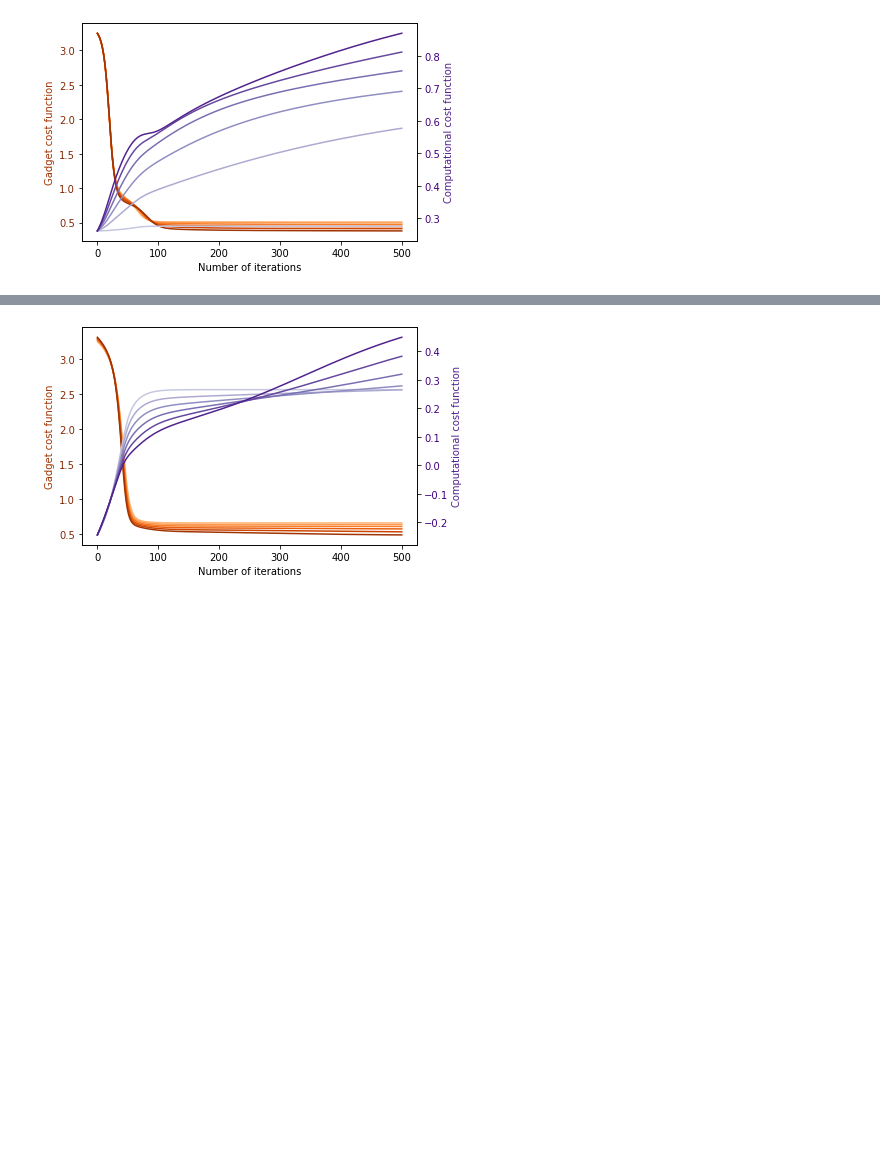
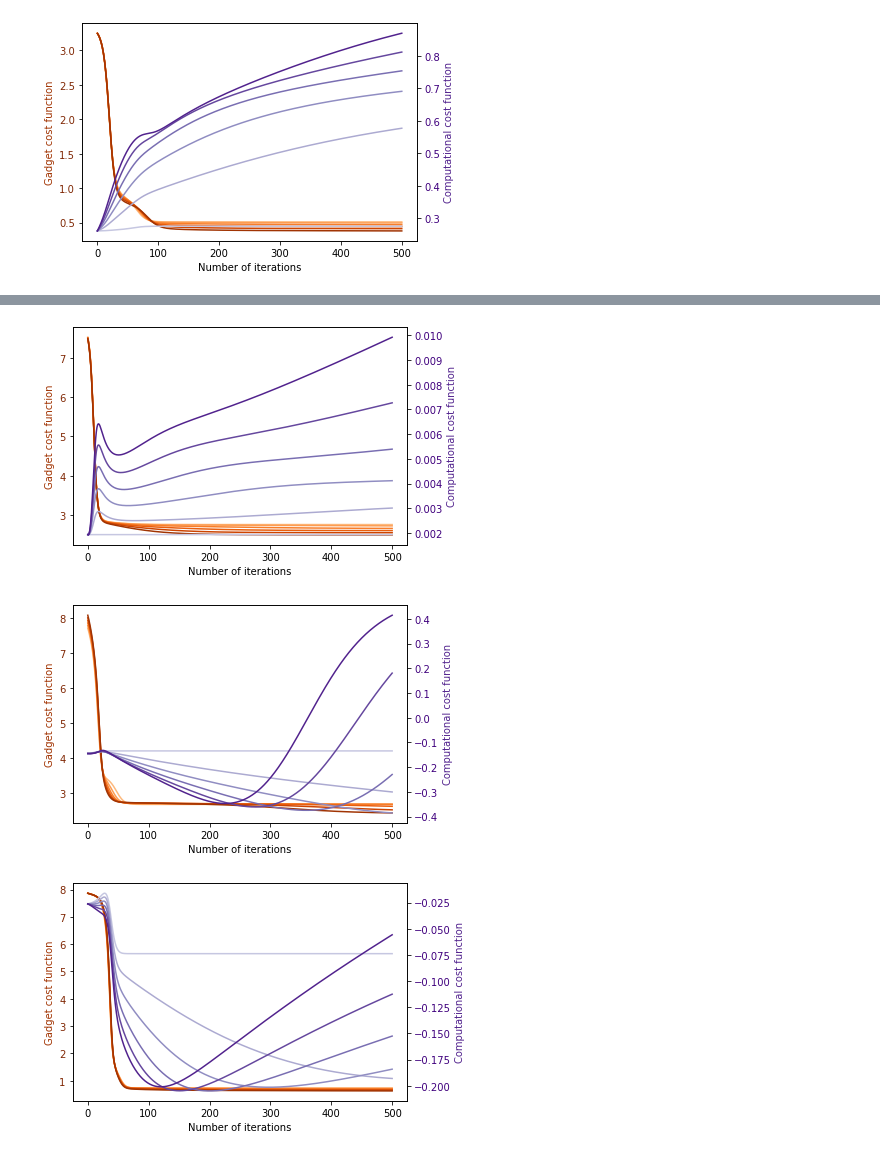
Before and after one commit to SimonCichy/barren-gadgets, a Jupyter notebook: plotting/relevant_results.ipynb, the cells around one changed output, grey strips where cells are left out. Saved outputs shown, nothing was run; the diff lists cells and outputs as text; code cells hidden in the pictures; blank space fills up the shorter version.

```diff
--- a/plotting/relevant_results.ipynb
+++ b/plotting/relevant_results.ipynb
@@ -193,15 +176,13 @@ plot_training(file_list, np.swapaxes(colours, 0, 1)[:, [0, 2]])
 subfolder = 'training/gadget2/'
 qubits = 4
 layers = 2
-seed = 2
-file_list = [data_folder + subfolder + '220419_training_gadget2_{:02}qubits_{:02}layers_500iterations_seed{:02}_0.0lambda.dat'.format(qubits, layers, seed),
-             data_folder + subfolder + '220419_training_gadget2_{:02}qubits_{:02}layers_500iterations_seed{:02}_0.2lambda.dat'.format(qubits, layers, seed),
-             data_folder + subfolder + '220419_training_gadget2_{:02}qubits_{:02}layers_500iterations_seed{:02}_0.4lambda.dat'.format(qubits, layers, seed),
-             data_folder + subfolder + '220419_training_gadget2_{:02}qubits_{:02}layers_500iterations_seed{:02}_0.6lambda.dat'.format(qubits, layers, seed),
-             data_folder + subfolder + '220419_training_gadget2_{:02}qubits_{:02}layers_500iterations_seed{:02}_0.8lambda.dat'.format(qubits, layers, seed),
-             data_folder + subfolder + '220419_training_gadget2_{:02}qubits_{:02}layers_500iterations_seed{:02}_1.0lambda.dat'.format(qubits, layers, seed)]
-
-# %matplotlib qt
-plot_training(file_list, np.swapaxes(colours, 0, 1)[:, [0, 2]])
+for seed in [2, 3]:
+    file_list = [data_folder + subfolder + '220419_training_gadget2_{:02}qubits_{:02}layers_500iterations_seed{:02}_0.0lambda.dat'.format(qubits, layers, seed),
+                data_folder + subfolder + '220419_training_gadget2_{:02}qubits_{:02}layers_500iterations_seed{:02}_0.2lambda.dat'.format(qubits, layers, seed),
+                data_folder + subfolder + '220419_training_gadget2_{:02}qubits_{:02}layers_500iterations_seed{:02}_0.4lambda.dat'.format(qubits, layers, seed),
+                data_folder + subfolder + '220419_training_gadget2_{:02}qubits_{:02}layers_500iterations_seed{:02}_0.6lambda.dat'.format(qubits, layers, seed),
+                data_folder + subfolder + '220419_training_gadget2_{:02}qubits_{:02}layers_500iterations_seed{:02}_0.8lambda.dat'.format(qubits, layers, seed),
+                data_folder + subfolder + '220419_training_gadget2_{:02}qubits_{:02}layers_500iterations_seed{:02}_1.0lambda.dat'.format(qubits, layers, seed)]
+    plot_training(file_list, np.swapaxes(colours, 0, 1)[:, [0, 2]])
 # %% [output]
 [figure]
@@ -208,17 +190,18 @@ plot_training(file_list, np.swapaxes(colours, 0, 1)[:, [0, 2]])
 # %%
-subfolder = 'training/gadget2/'
-qubits = 4
+qubits = 6
 layers = 2
-seed = 3
-file_list = [data_folder + subfolder + '220419_training_gadget2_{:02}qubits_{:02}layers_500iterations_seed{:02}_0.0lambda.dat'.format(qubits, layers, seed),
-             data_folder + subfolder + '220419_training_gadget2_{:02}qubits_{:02}layers_500iterations_seed{:02}_0.2lambda.dat'.format(qubits, layers, seed),
-             data_folder + subfolder + '220419_training_gadget2_{:02}qubits_{:02}layers_500iterations_seed{:02}_0.4lambda.dat'.format(qubits, layers, seed),
-             data_folder + subfolder + '220419_training_gadget2_{:02}qubits_{:02}layers_500iterations_seed{:02}_0.6lambda.dat'.format(qubits, layers, seed),
-             data_folder + subfolder + '220419_training_gadget2_{:02}qubits_{:02}layers_500iterations_seed{:02}_0.8lambda.dat'.format(qubits, layers, seed),
-             data_folder + subfolder + '220419_training_gadget2_{:02}qubits_{:02}layers_500iterations_seed{:02}_1.0lambda.dat'.format(qubits, layers, seed)]
+for seed in [13, 14, 15]:
+    file_list = [data_folder + subfolder + '220419_training_gadget2_{:02}qubits_{:02}layers_500iterations_seed{:02}_0.0lambda.dat'.format(qubits, layers, seed),
+                data_folder + subfolder + '220419_training_gadget2_{:02}qubits_{:02}layers_500iterations_seed{:02}_0.2lambda.dat'.format(qubits, layers, seed),
+                data_folder + subfolder + '220419_training_gadget2_{:02}qubits_{:02}layers_500iterations_seed{:02}_0.4lambda.dat'.format(qubits, layers, seed),
+                data_folder + subfolder + '220419_training_gadget2_{:02}qubits_{:02}layers_500iterations_seed{:02}_0.6lambda.dat'.format(qubits, layers, seed),
+                data_folder + subfolder + '220419_training_gadget2_{:02}qubits_{:02}layers_500iterations_seed{:02}_0.8lambda.dat'.format(qubits, layers, seed),
+                data_folder + subfolder + '220419_training_gadget2_{:02}qubits_{:02}layers_500iterations_seed{:02}_1.0lambda.dat'.format(qubits, layers, seed)]
 
-# %matplotlib qt
-plot_training(file_list, np.swapaxes(colours, 0, 1)[:, [0, 2]])
+    # %matplotlib qt
+    plot_training(file_list, np.swapaxes(colours, 0, 1)[:, [0, 2]])
 # %% [output]
-[figure, old version]
+[figure, new version]
+[figure, added]
+[figure, added]
 # %%
```
Also changed, not shown: parts of 5 cells of this notebook, 2 other files.
